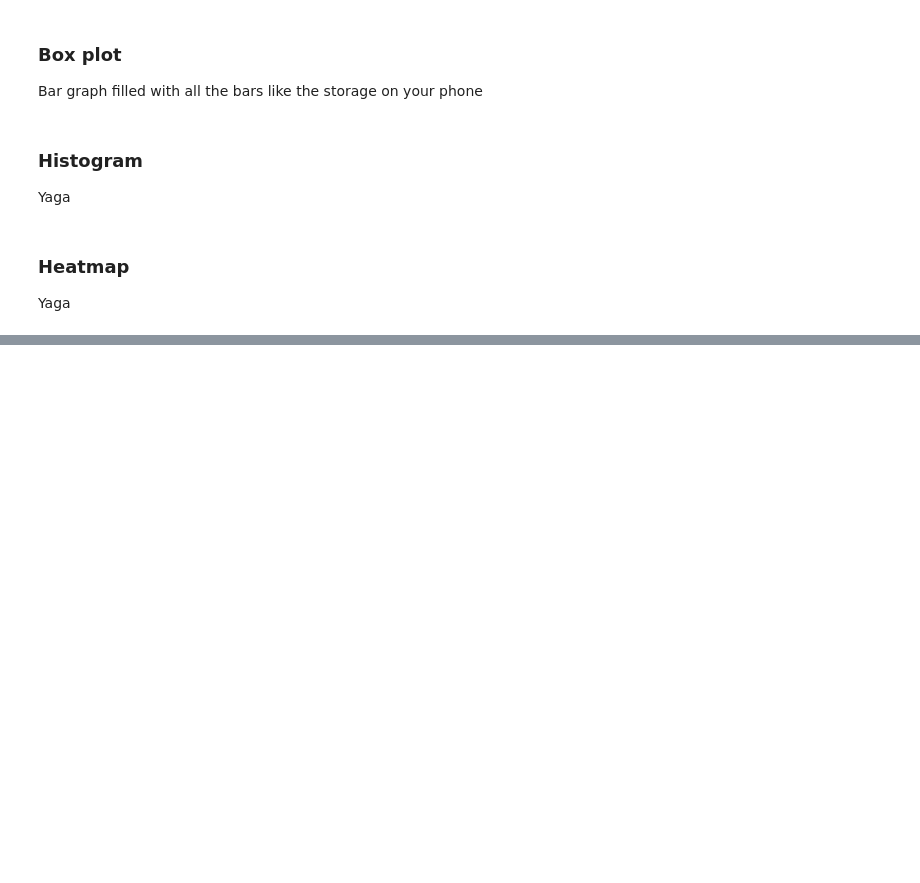
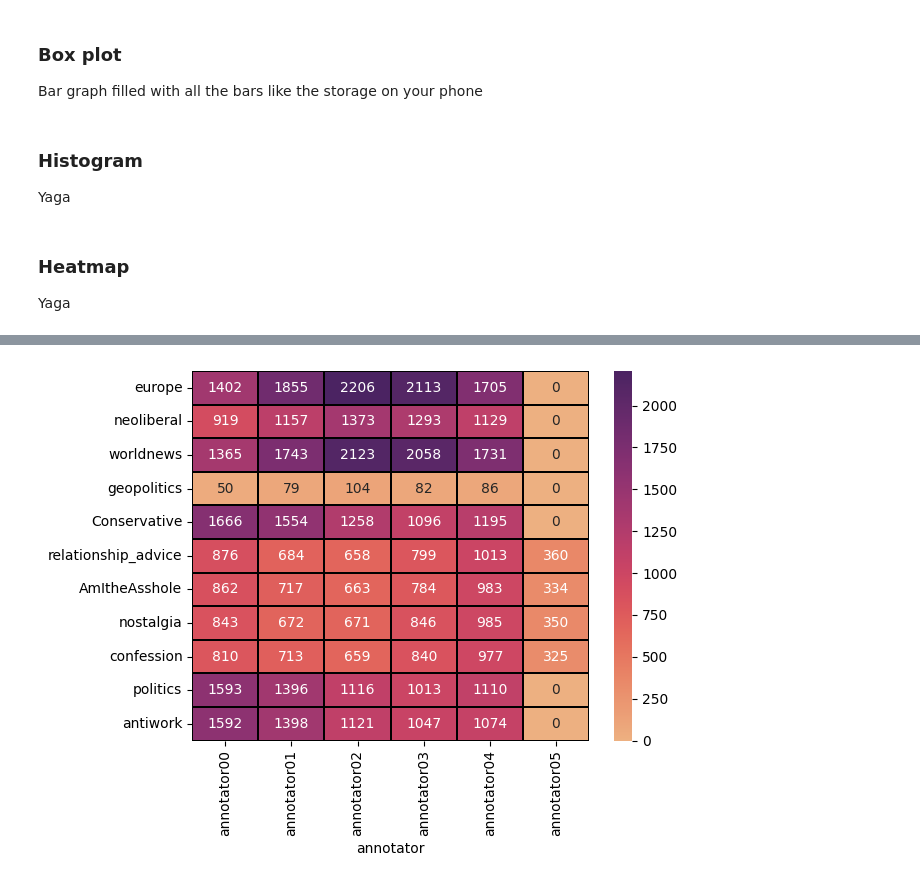
Before and after one commit to 18vmck/cmpe351_group10, a Jupyter notebook: viz.ipynb, the cells around one changed output, grey strips where cells are left out. Saved outputs shown, nothing was run; the diff lists cells and outputs as text; code cells hidden in the pictures; blank space fills up the shorter version.

```diff
--- a/viz.ipynb
+++ b/viz.ipynb
@@ -73,3 +116,22 @@ annotator_labels = annotator_labels.T
+# %%
+# For each annotator, sum up the subreddit in annotator data
+annotator_subreddit = []
+for annotator in annotators:
+    # get the subreddit for this annotator
+    subreddit = [row['subreddit'] for row in annotator_data if row['annotator'] == annotator]
+    # count the labels
+    counts = collections.Counter(subreddit)
+    # add the counts to the dict
+    counts['annotator'] = annotator
+    # add the dict to the array
+    annotator_subreddit.append(counts)
+
+# convert the array of dicts to a dataframe
+annotator_subreddit = pd.DataFrame(annotator_subreddit)
+# set the index to the annotator
+annotator_subreddit = annotator_subreddit.set_index('annotator')
+# fill NaN values with 0
+annotator_subreddit = annotator_subreddit.fillna(0)
 # %% [markdown]
 ### Box plot
 Bar graph filled with all the bars like the storage on your phone
@@ -102,3 +196,8 @@ sns.heatmap(annotator_labels.T, annot=True, fmt='d',cmap='flare', linewidths=0.1
+# %%
+# Heatmap of the annotator subreddit
+sns.heatmap(annotator_subreddit.T, annot=True, fmt='.0f',cmap='flare', linewidths=0.1, linecolor='black');
+# %% [output]
+[figure, added]
 # %%
 fig, ax = plt.subplots(figsize=(30, 10))
 cor_df = df.corr(method = "pearson").round(2)
```
Also changed, not shown: parts of 15 cells of this notebook.
